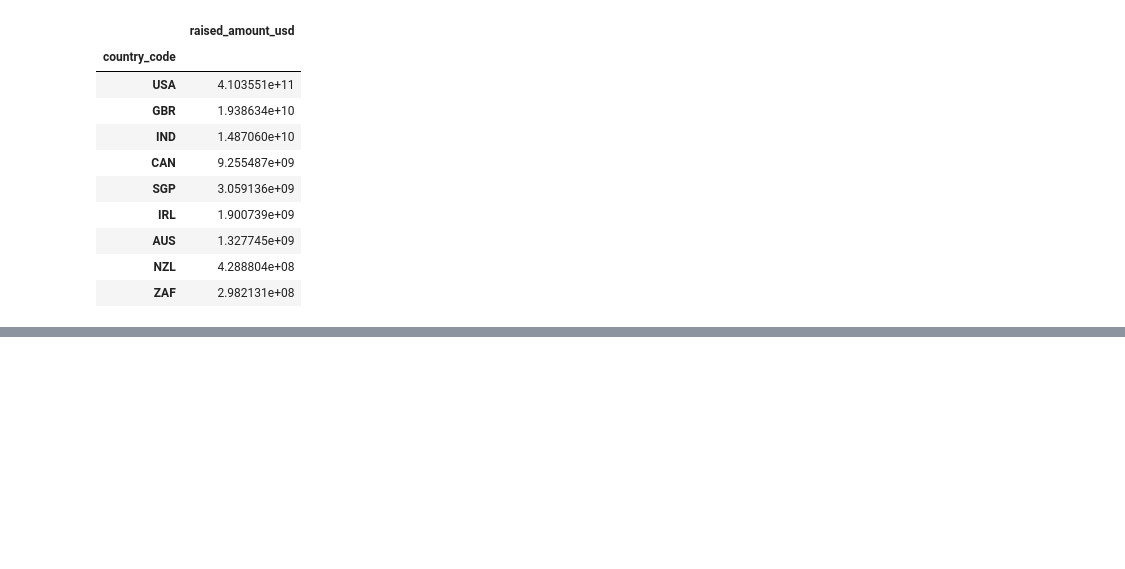
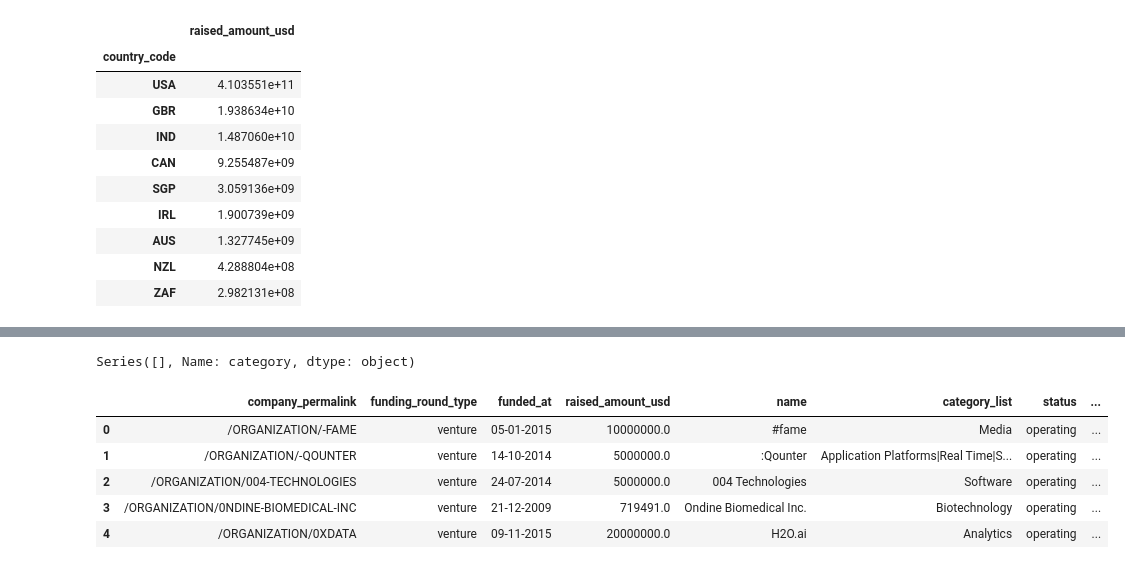
Before and after one commit to PCP4Dev/AI, a Jupyter notebook: InvestmentAssignment/Investment Assignment.ipynb, the cells around one changed output, grey strips where cells are left out. Saved outputs shown, nothing was run; the diff lists cells and outputs as text; code cells hidden in the pictures; blank space fills up the shorter version.

```diff
--- a/InvestmentAssignment/Investment Assignment.ipynb
+++ b/InvestmentAssignment/Investment Assignment.ipynb
@@ -457,0 +478,3 @@ master_frame_venture_EngSpeaking.sample(10)
+# %%
+mapping.category_list = mapping.category_list.astype('str').str.lower()
+mapping.category_list = mapping['category_list'].apply(lambda x : x.replace('0','na'))
@@ -457,0 +503,20 @@ master_frame_venture_EngSpeaking.sample(10)
+# %%
+# remove rows having value=0
+long_mapping_df = long_mapping_df[long_mapping_df['value']==1]
+long_mapping_df = long_mapping_df.drop('value', axis=1)
+
+long_mapping_df.rename(columns = {'category_list': 'category', 'variable':'Main_Sector'}, inplace=True)
+long_mapping_df.category[(long_mapping_df.category == 'Nanotechnology')]
+# %% [output]
+Series([], Name: category, dtype: object)
+# %%
+master_frame_venture_EngSpeaking_Sector = pd.merge(master_frame_venture_EngSpeaking, long_mapping_df, how='left', left_on='Primary_category', right_on='category')
+master_frame_venture_EngSpeaking_Sector = master_frame_venture_EngSpeaking_Sector.drop('category', axis=1)
+master_frame_venture_EngSpeaking_Sector.head()
+# %% [output]
+|  | company_permalink | funding_round_type | funded_at | raised_amount_usd | name | category_list | status | ... |
+| 0 | /ORGANIZATION/-FAME | venture | 05-01-2015 | 10000000.0 | #fame | Media | operating | ... |
+| 1 | /ORGANIZATION/-QOUNTER | venture | 14-10-2014 | 5000000.0 | :Qounter | Application Platforms|Real Time|S... | operating | ... |
+| 2 | /ORGANIZATION/004-TECHNOLOGIES | venture | 24-07-2014 | 5000000.0 | 004 Technologies | Software | operating | ... |
+| 3 | /ORGANIZATION/0NDINE-BIOMEDICAL-INC | venture | 21-12-2009 | 719491.0 | Ondine Biomedical Inc. | Biotechnology | operating | ... |
+| 4 | /ORGANIZATION/0XDATA | venture | 09-11-2015 | 20000000.0 | H2O.ai | Analytics | operating | ... |
```
Also changed, not shown: parts of 45 cells of this notebook, 1 other file.
